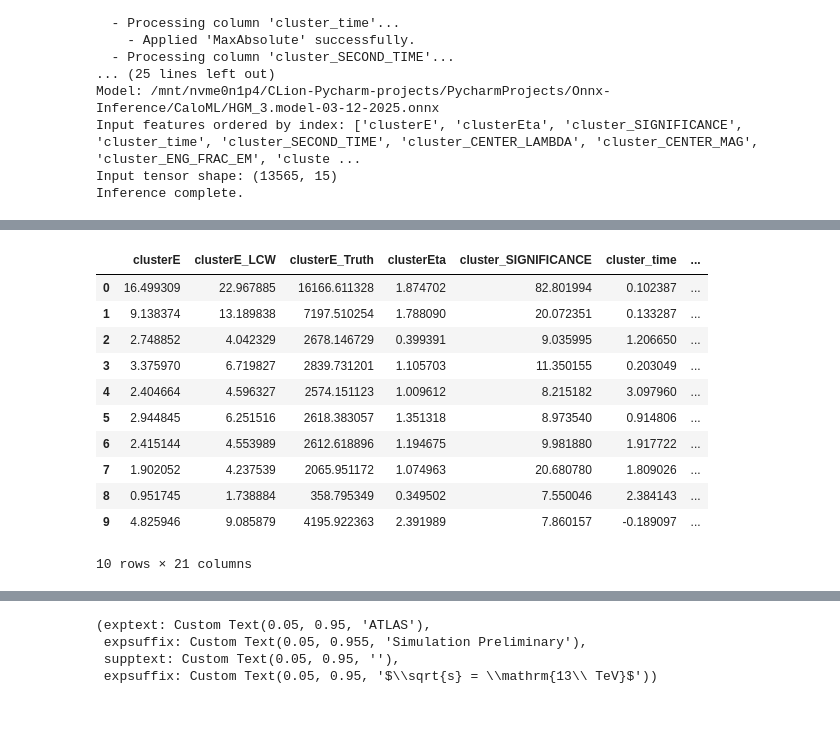
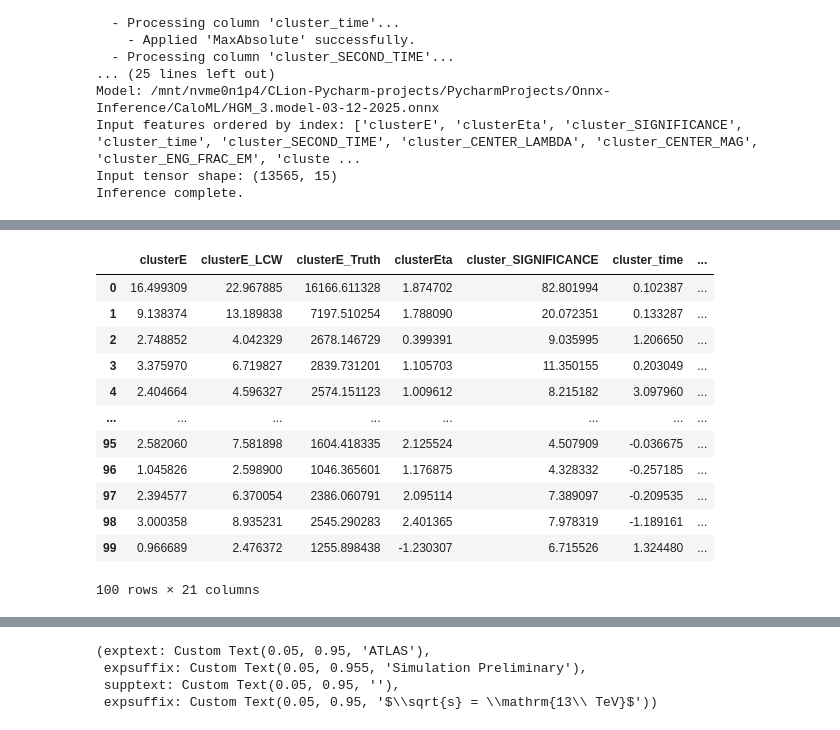
Before and after one commit to bmondaliitb/PycharmProjects, a Jupyter notebook: Onnx-Inference/CaloML_withCPP/CaloML/runONNXInference.ipynb, the cells around one changed output, grey strips where cells are left out. Cells and saved outputs as stored; diff of their text form; code cells hidden in the pictures.

```diff
--- a/Onnx-Inference/CaloML_withCPP/CaloML/runONNXInference.ipynb
+++ b/Onnx-Inference/CaloML_withCPP/CaloML/runONNXInference.ipynb
@@ -145,15 +226,16 @@ TypeError: pow() received an invalid combination of arguments - got (numpy.ndarr
 # %%
-df.head(10)
+df.head(100)
 # %% [output]
 |  | clusterE | clusterE_LCW | clusterE_Truth | clusterEta | cluster_SIGNIFICANCE | cluster_time | ... |
 | 0 | 16.499309 | 22.967885 | 16166.611328 | 1.874702 | 82.801994 | 0.102387 | ... |
 | 1 | 9.138374 | 13.189838 | 7197.510254 | 1.788090 | 20.072351 | 0.133287 | ... |
 | 2 | 2.748852 | 4.042329 | 2678.146729 | 0.399391 | 9.035995 | 1.206650 | ... |
 | 3 | 3.375970 | 6.719827 | 2839.731201 | 1.105703 | 11.350155 | 0.203049 | ... |
 | 4 | 2.404664 | 4.596327 | 2574.151123 | 1.009612 | 8.215182 | 3.097960 | ... |
-| 5 | 2.944845 | 6.251516 | 2618.383057 | 1.351318 | 8.973540 | 0.914806 | ... |
-| 6 | 2.415144 | 4.553989 | 2612.618896 | 1.194675 | 9.981880 | 1.917722 | ... |
-| 7 | 1.902052 | 4.237539 | 2065.951172 | 1.074963 | 20.680780 | 1.809026 | ... |
-| 8 | 0.951745 | 1.738884 | 358.795349 | 0.349502 | 7.550046 | 2.384143 | ... |
-| 9 | 4.825946 | 9.085879 | 4195.922363 | 2.391989 | 7.860157 | -0.189097 | ... |
+| ... | ... | ... | ... | ... | ... | ... | ... |
+| 95 | 2.582060 | 7.581898 | 1604.418335 | 2.125524 | 4.507909 | -0.036675 | ... |
+| 96 | 1.045826 | 2.598900 | 1046.365601 | 1.176875 | 4.328332 | -0.257185 | ... |
+| 97 | 2.394577 | 6.370054 | 2386.060791 | 2.095114 | 7.389097 | -0.209535 | ... |
+| 98 | 3.000358 | 8.935231 | 2545.290283 | 2.401365 | 7.978319 | -1.189161 | ... |
+| 99 | 0.966689 | 2.476372 | 1255.898438 | -1.230307 | 6.715526 | 1.324480 | ... |
-10 rows × 21 columns
+100 rows × 21 columns
```
Also changed, not shown: parts of 2 cells of this notebook, 4 other files.
